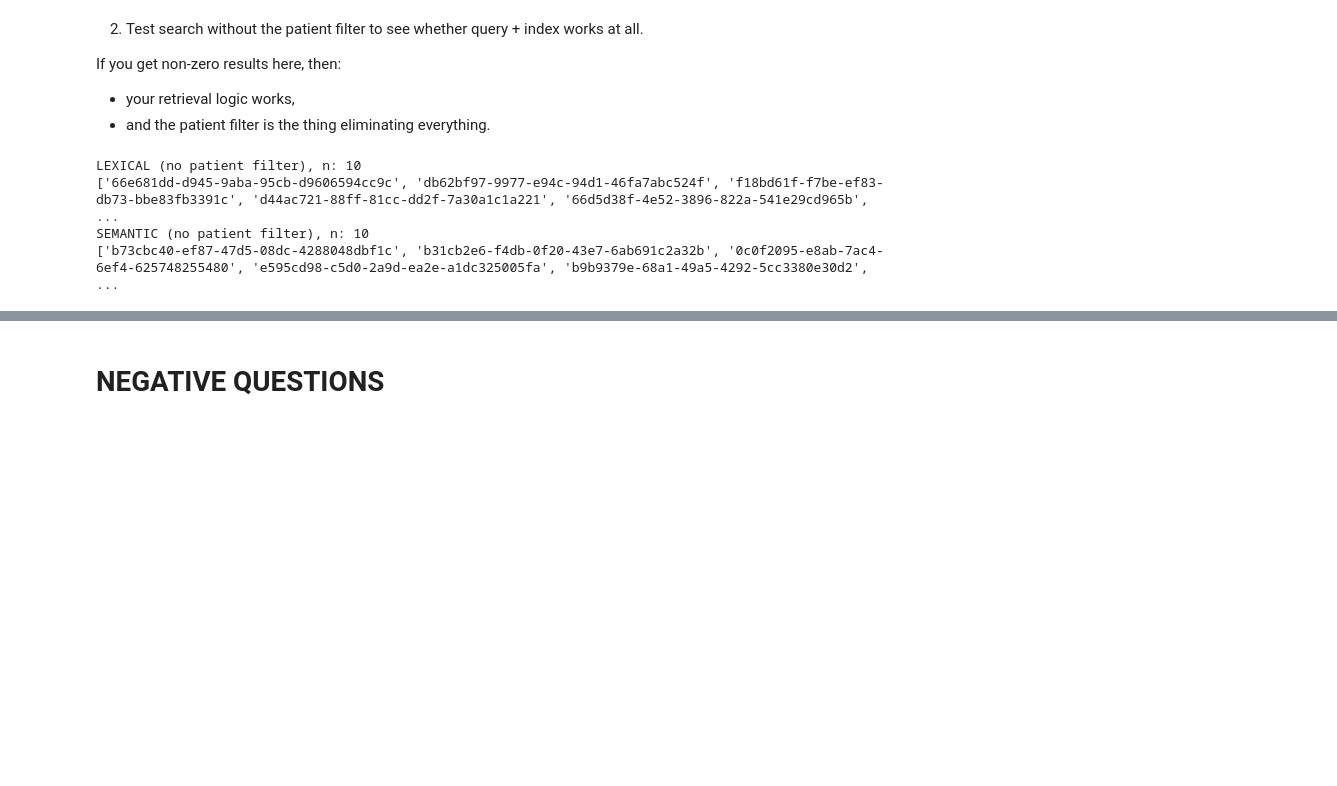
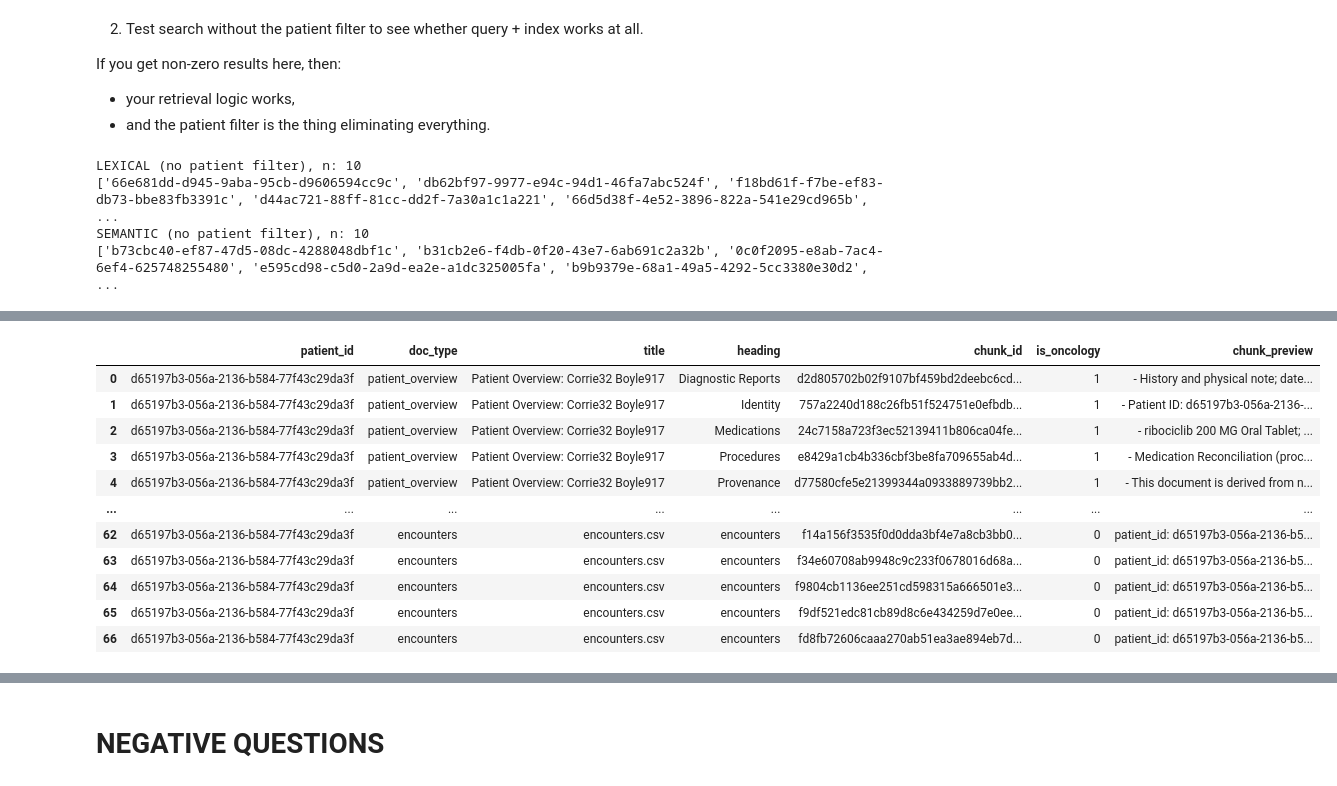
Before and after one commit to btomaszewicz/llm-zoomcamp-capstone-project, a Jupyter notebook: notebooks/rag_eval_cost.ipynb, the cells around one changed output, grey strips where cells are left out. Drawn from its saved outputs; the diff is of its cells as text; code cells hidden in the pictures; blank space fills up the shorter version.

```diff
--- a/notebooks/rag_eval_cost.ipynb
+++ b/notebooks/rag_eval_cost.ipynb
@@ -1869,0 +1927,6 @@ Would you like a notebook cell that automatically builds `gold_chunk_ids` for on
+# %%
+gt_row_onc_history = {
+    "patient_id": patient_id,
+    "question": "Summarize the patient's oncology history.",
+    "gold_chunk_ids": gold_chunk_ids_onc_history,
+}
@@ -2052,0 +2281,11 @@ SEMANTIC (no patient filter), n: 10
+# %%
+import pandas as pd
+
+manifest_path = project_root / "data" / "processed" / "mcode_breast_sample_50_manifest.csv"
+
+# Load manifest
+df = pd.read_csv(manifest_path)
+
+print("Shape:", df.shape)
+print("\nColumns:")
+print(df.columns.tolist())
@@ -2052,0 +2794,71 @@ SEMANTIC (no patient filter), n: 10
+# %%
+import pandas as pd
+from IPython.display import display
+
+QUESTION_TYPE = "patient_overview"
+QUESTION_TEXT = "Give a concise overview of this patient’s medical background and current care context."
+# do this for each patient
+PATIENT_ID = "d65197b3-056a-2136-b584-77f43c29da3f"   # <-- FIRST OF THE 9 SELECTED PATIENTS
+
+overview_doc_types = [
+    "patient_overview",
+    "encounters",
+    "conditions",
+    "oncology_timeline_events",
+]
+
+candidate_chunks = chunks_df.loc[
+    (chunks_df["patient_id"].astype(str) == str(PATIENT_ID)) &
+    (chunks_df["doc_type"].isin(overview_doc_types)),
+    [
+        "patient_id",
+        "doc_type",
+        "title",
+        "heading",
+        "chunk_id",
+        "is_oncology",
+        "chunk_text",
+    ]
+].copy()
+
+# Prefer summary-like content first
+doc_type_priority = {
+    "patient_overview": 0,
+    "oncology_timeline_events": 1,
+    "conditions": 2,
+    "encounters": 3,
+}
+candidate_chunks["doc_type_priority"] = (
+    candidate_chunks["doc_type"].map(doc_type_priority).fillna(99)
+)
+
+# Helpful preview for manual review
+candidate_chunks["chunk_preview"] = (
+    candidate_chunks["chunk_text"]
+    .astype(str)
+    .str.replace(r"\s+", " ", regex=True)
+    .str.slice(0, 400)
+)
+
+candidate_chunks = candidate_chunks.sort_values(
+    ["doc_type_priority", "doc_type", "title", "heading", "chunk_id"],
+    ascending=[True, True, True, True, True]
+).reset_index(drop=True)
+
+print("Question:")
+print(QUESTION_TEXT)
+print("\nCandidate chunks:")
+display(
+    candidate_chunks[
+        [
+            "patient_id",
+            "doc_type",
+            "title",
+            "heading",
+            "chunk_id",
+            "is_oncology",
+            "chunk_preview",
+        ]
+    ]
+)
+# %% [output]
@@ -2052,0 +2869,12 @@ SEMANTIC (no patient filter), n: 10
+|  | patient_id | doc_type | title | heading | chunk_id | is_oncology | chunk_preview |
+| 0 | d65197b3-056a-2136-b584-77f43c29da3f | patient_overview | Patient Overview: Corrie32 Boyle917 | Diagnostic Reports | d2d805702b02f9107bf459bd2deebc6cd... | 1 | - History and physical note; date... |
+| 1 | d65197b3-056a-2136-b584-77f43c29da3f | patient_overview | Patient Overview: Corrie32 Boyle917 | Identity | 757a2240d188c26fb51f524751e0efbdb... | 1 | - Patient ID: d65197b3-056a-2136-... |
+| 2 | d65197b3-056a-2136-b584-77f43c29da3f | patient_overview | Patient Overview: Corrie32 Boyle917 | Medications | 24c7158a723f3ec52139411b806ca04fe... | 1 | - ribociclib 200 MG Oral Tablet; ... |
+| 3 | d65197b3-056a-2136-b584-77f43c29da3f | patient_overview | Patient Overview: Corrie32 Boyle917 | Procedures | e8429a1cb4b336cbf3be8fa709655ab4d... | 1 | - Medication Reconciliation (proc... |
+| 4 | d65197b3-056a-2136-b584-77f43c29da3f | patient_overview | Patient Overview: Corrie32 Boyle917 | Provenance | d77580cfe5e21399344a0933889739bb2... | 1 | - This document is derived from n... |
+| ... | ... | ... | ... | ... | ... | ... | ... |
+| 62 | d65197b3-056a-2136-b584-77f43c29da3f | encounters | encounters.csv | encounters | f14a156f3535f0d0dda3bf4e7a8cb3bb0... | 0 | patient_id: d65197b3-056a-2136-b5... |
+| 63 | d65197b3-056a-2136-b584-77f43c29da3f | encounters | encounters.csv | encounters | f34e60708ab9948c9c233f0678016d68a... | 0 | patient_id: d65197b3-056a-2136-b5... |
+| 64 | d65197b3-056a-2136-b584-77f43c29da3f | encounters | encounters.csv | encounters | f9804cb1136ee251cd598315a666501e3... | 0 | patient_id: d65197b3-056a-2136-b5... |
+| 65 | d65197b3-056a-2136-b584-77f43c29da3f | encounters | encounters.csv | encounters | f9df521edc81cb89d8c6e434259d7e0ee... | 0 | patient_id: d65197b3-056a-2136-b5... |
+| 66 | d65197b3-056a-2136-b584-77f43c29da3f | encounters | encounters.csv | encounters | fd8fb72606caaa270ab51ea3ae894eb7d... | 0 | patient_id: d65197b3-056a-2136-b5... |
```
Also changed, not shown: parts of 30 cells of this notebook, 1 other file.
